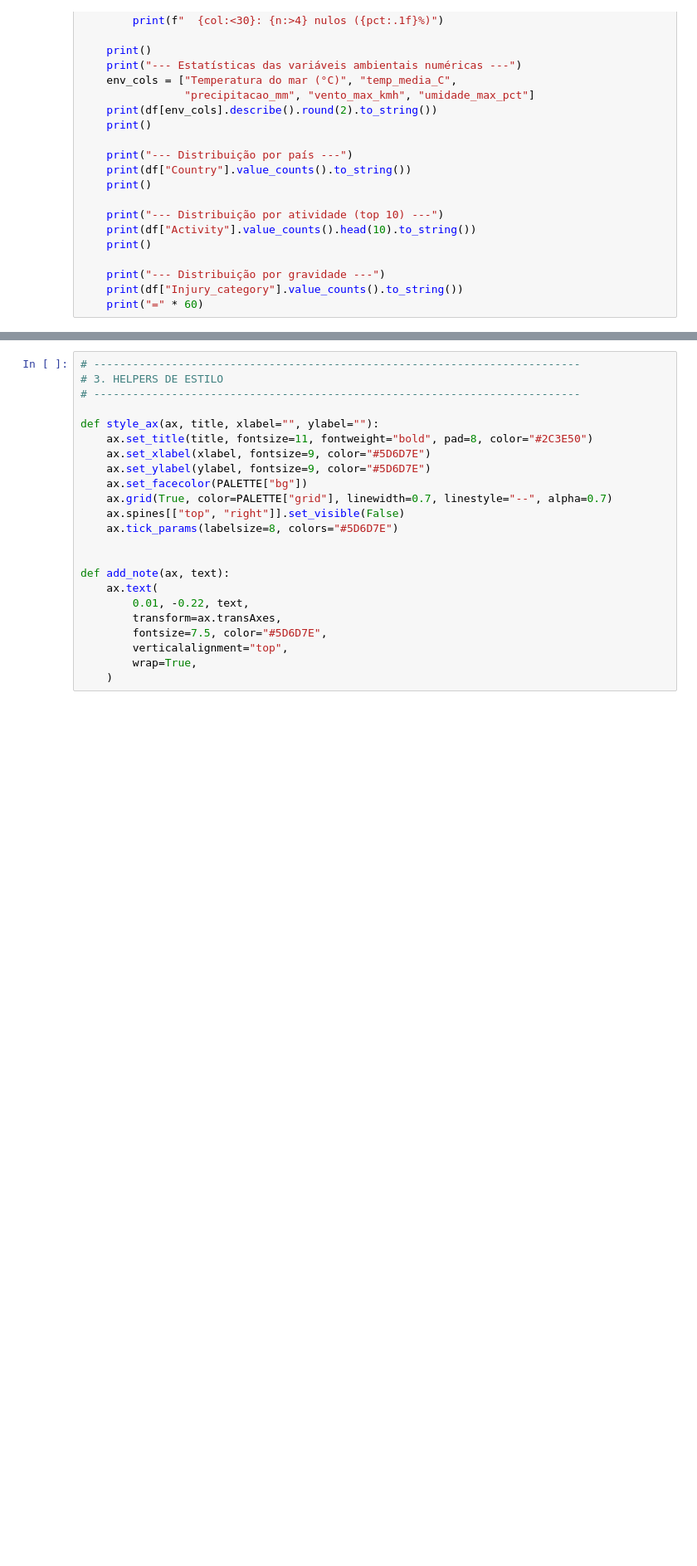
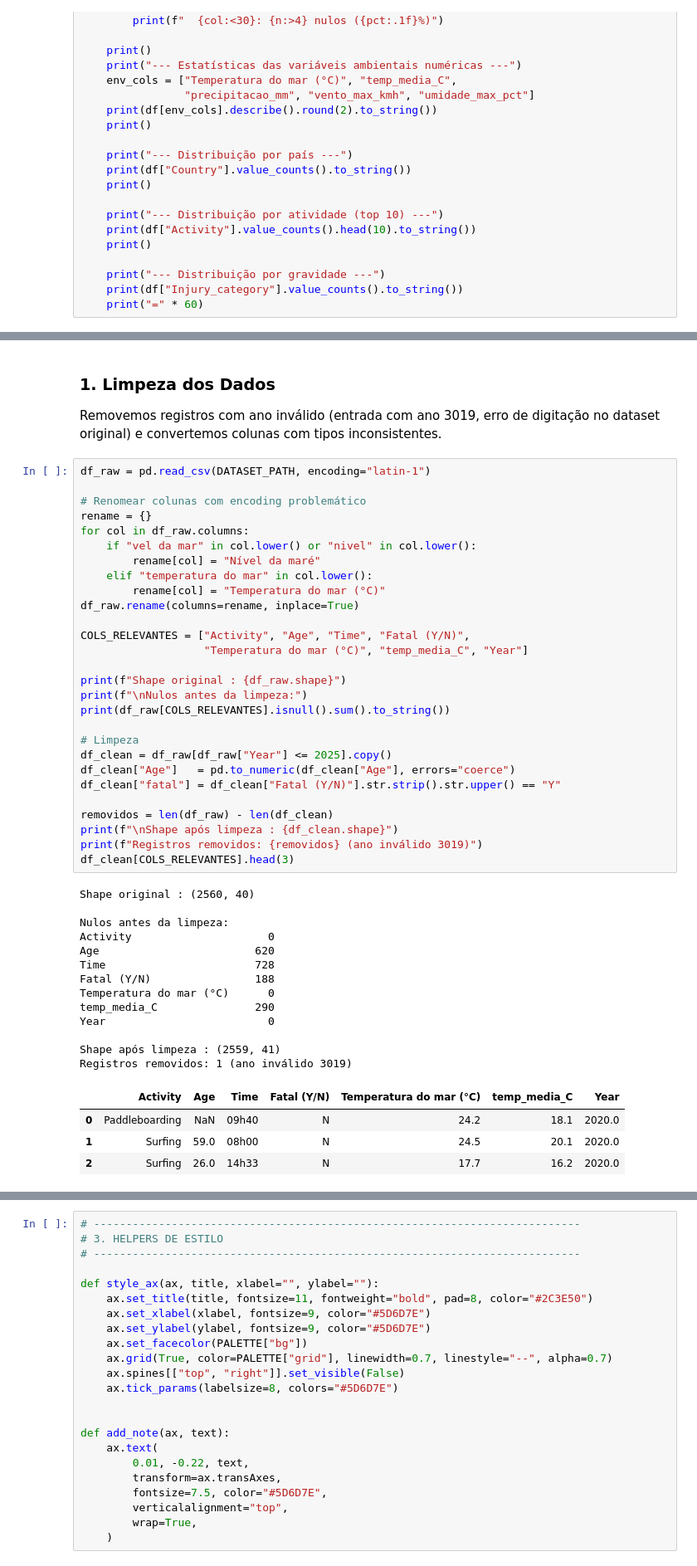
Before and after one commit to PedrooSam/DeepSearch-Backend, a Jupyter notebook: notebooks/visualizações.ipynb, the cells around one changed output, grey strips where cells are left out. Shown at 83% size. Drawn from its saved outputs; the diff is of its cells as text; blank space fills up the shorter version.

```diff
--- a/notebooks/visualizações.ipynb
+++ b/notebooks/visualizações.ipynb
@@ -108,0 +113,50 @@ def print_descriptive_stats(df: pd.DataFrame):
+# %% [markdown]
+### 1. Limpeza dos Dados
+
+Removemos registros com ano inválido (entrada com ano 3019, erro de digitação no dataset original) e convertemos colunas com tipos inconsistentes.
+# %%
+df_raw = pd.read_csv(DATASET_PATH, encoding="latin-1")
+
+# Renomear colunas com encoding problemático
+rename = {}
+for col in df_raw.columns:
+    if "vel da mar" in col.lower() or "nivel" in col.lower():
+        rename[col] = "Nível da maré"
+    elif "temperatura do mar" in col.lower():
+        rename[col] = "Temperatura do mar (°C)"
+df_raw.rename(columns=rename, inplace=True)
+
+COLS_RELEVANTES = ["Activity", "Age", "Time", "Fatal (Y/N)",
+                   "Temperatura do mar (°C)", "temp_media_C", "Year"]
+
+print(f"Shape original : {df_raw.shape}")
+print(f"\nNulos antes da limpeza:")
+print(df_raw[COLS_RELEVANTES].isnull().sum().to_string())
+
+# Limpeza
+df_clean = df_raw[df_raw["Year"] <= 2025].copy()
+df_clean["Age"]   = pd.to_numeric(df_clean["Age"], errors="coerce")
+df_clean["fatal"] = df_clean["Fatal (Y/N)"].str.strip().str.upper() == "Y"
+
+removidos = len(df_raw) - len(df_clean)
+print(f"\nShape após limpeza : {df_clean.shape}")
+print(f"Registros removidos: {removidos} (ano inválido 3019)")
+df_clean[COLS_RELEVANTES].head(3)
+# %% [output]
+Shape original : (2560, 40)
+
+Nulos antes da limpeza:
+Activity                     0
+Age                        620
+Time                       728
+Fatal (Y/N)                188
+Temperatura do mar (°C)      0
+temp_media_C               290
+Year                         0
+
+Shape após limpeza : (2559, 41)
+Registros removidos: 1 (ano inválido 3019)
+|  | Activity | Age | Time | Fatal (Y/N) | Temperatura do mar (°C) | temp_media_C | Year |
+| 0 | Paddleboarding | NaN | 09h40 | N | 24.2 | 18.1 | 2020.0 |
+| 1 | Surfing | 59.0 | 08h00 | N | 24.5 | 20.1 | 2020.0 |
+| 2 | Surfing | 26.0 | 14h33 | N | 17.7 | 16.2 | 2020.0 |
```
Also changed, not shown: parts of 8 cells of this notebook.
